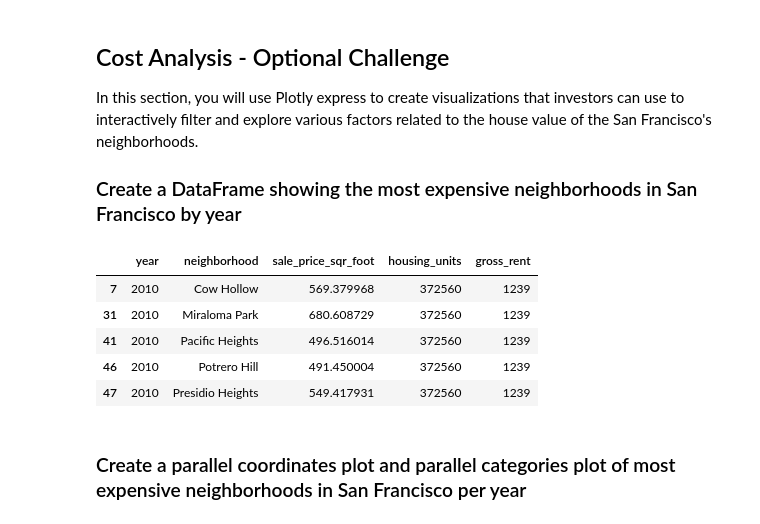
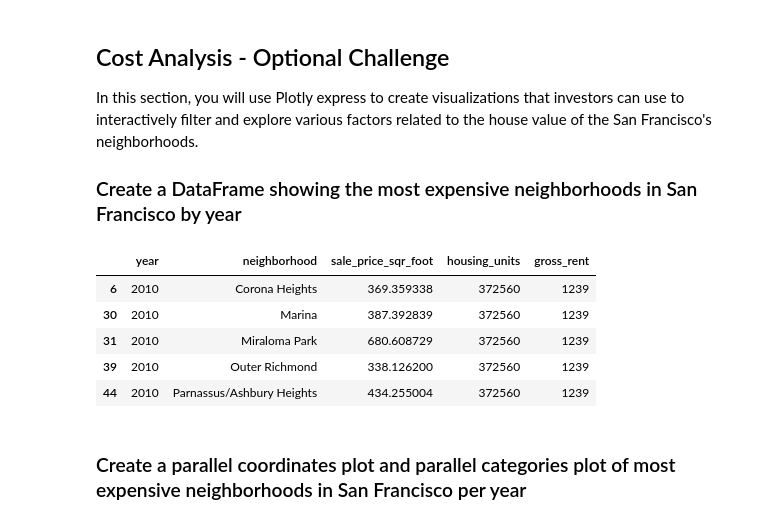
Before and after one commit to Boulaz2002/pyviz-homework, a Jupyter notebook: Starter_Code/rental_analysis.ipynb, the cells around one changed output. Drawn from its saved outputs; the diff is of its cells as text; code cells hidden in the pictures.

```diff
--- a/Starter_Code/rental_analysis.ipynb
+++ b/Starter_Code/rental_analysis.ipynb
@@ -185,7 +200,12 @@ In this section, you will need to calculate the mean sale price per square foot
 # %%
 # Getting the data from the top 10 expensive neighborhoods to own
 # YOUR CODE HERE!
-sfo_by_neigh = sfo_neigh_df.groupby('neighborhood').mean()
-sfo_by_neigh_10 = sfo_by_neigh.sort_values('sale_price_sqr_foot', ascending = False).head(10).reset_index()
+sfo_by_neigh = sfo_neigh_df.groupby([sfo_neigh_df.index,'neighborhood']).mean()
+sfo_by_neigh.reset_index(inplace=True)
+sfo_by_neigh.rename(columns={"level_0": "year"}, inplace=True)
+sfo_by_neigh_10 = sfo_neigh_df.groupby([sfo_neigh_df.index,'neighborhood']).mean()
+sfo_by_neigh_10.rename(columns={"level_0": "year"}, inplace=True)
+sfo_by_neigh_10 = sfo_by_neigh_10.sort_values('sale_price_sqr_foot', ascending = False).head(10).reset_index()
+
 sfo_by_neigh_10
 # %% [output]
@@ -232,14 +252,17 @@ sfo_mean_by_year_by_neighbor.head(10)
 # %%
 # Plotting the data from the top 10 expensive neighborhoods
-data = sfo_by_neigh_10[['neighborhood']]
-data['marker'] = 1
-joined = pd.merge(sfo_mean_by_year_by_neighbor, data, on=['neighborhood'], how='left')
-joined.dropna(inplace= True)
+
+
+joined = sfo_by_neigh[sfo_by_neigh['neighborhood'].isin(sfo_by_neigh_10['neighborhood'])]
+
 joined.hvplot.bar(
     x='year',
     y=['sale_price_sqr_foot', 'gross_rent'],
     groupby= 'neighborhood' ,
     ylabel='Avg. Monthly Rent',
     height=500,
-    rot=90)
+    rot=90
+    )
+
+joined
 # %% [output]
@@ -325,18 +362,14 @@ In this section, you will use Plotly express to create visualizations that inves
 ### Create a DataFrame showing the most expensive neighborhoods in San Francisco by year
 # %%
 # Fetch the data from all expensive neighborhoods per year.
-data = sfo_by_neigh_10[['neighborhood']]
-data['marker'] = 1
-joined = pd.merge(sfo_mean_by_year_by_neighbor, data, on=['neighborhood'], how='left')
-joined.dropna(inplace= True)
-joined.drop(columns='marker', inplace = True)
+
 joined.head()
 # %% [output]
 |  | year | neighborhood | sale_price_sqr_foot | housing_units | gross_rent |
-| 7 | 2010 | Cow Hollow | 569.379968 | 372560 | 1239 |
+| 6 | 2010 | Corona Heights | 369.359338 | 372560 | 1239 |
+| 30 | 2010 | Marina | 387.392839 | 372560 | 1239 |
 | 31 | 2010 | Miraloma Park | 680.608729 | 372560 | 1239 |
-| 41 | 2010 | Pacific Heights | 496.516014 | 372560 | 1239 |
-| 46 | 2010 | Potrero Hill | 491.450004 | 372560 | 1239 |
-| 47 | 2010 | Presidio Heights | 549.417931 | 372560 | 1239 |
+| 39 | 2010 | Outer Richmond | 338.126200 | 372560 | 1239 |
+| 44 | 2010 | Parnassus/Ashbury Heights | 434.255004 | 372560 | 1239 |
 # %% [markdown]
 ### Create a parallel coordinates plot and parallel categories plot of most expensive neighborhoods in San Francisco per year
```
Also changed, not shown: parts of 8 cells of this notebook, 2 other files.
